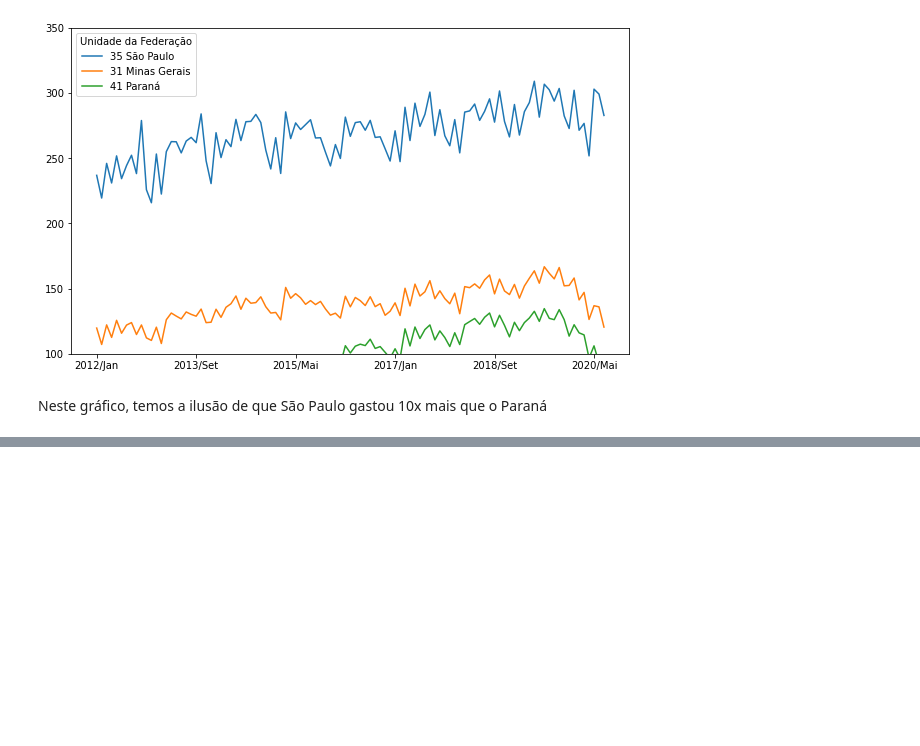
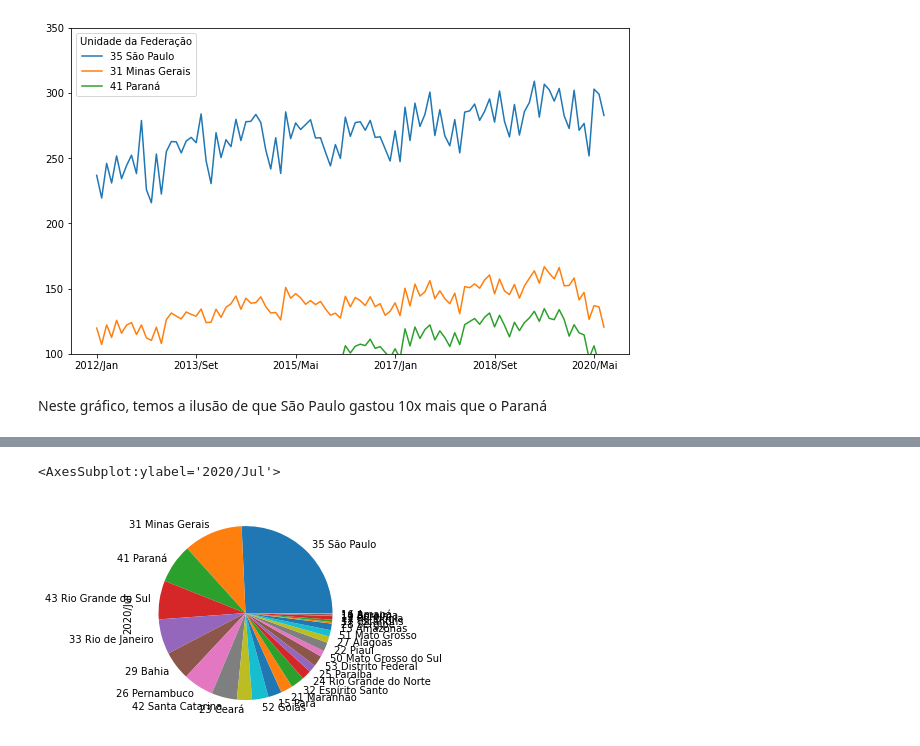
Before and after one commit to chermont04/BootCamp-Alura, a Jupyter notebook: modulos/Modulo_01.ipynb, the cells around one changed output, grey strips where cells are left out. Cells and saved outputs as stored; diff of their text form; code cells hidden in the pictures; blank space fills up the shorter version.

```diff
--- a/modulos/Modulo_01.ipynb
+++ b/modulos/Modulo_01.ipynb
@@ -920,0 +927,3 @@ Neste gráfico, temos a ilusão de que São Paulo gastou 10x mais que o Paraná
+# %%
+mes_mais_recente = ordenado_total.columns[-1]
+mes_mais_recente
@@ -920,0 +936,3 @@ Neste gráfico, temos a ilusão de que São Paulo gastou 10x mais que o Paraná
+# %%
+gastos_mais_recente = ordenado_total[mes_mais_recente]
+gastos_mais_recente.head()
@@ -920,0 +947,5 @@ Neste gráfico, temos a ilusão de que São Paulo gastou 10x mais que o Paraná
+# %%
+gastos_mais_recente.plot(kind='pie')
+# %% [output]
+<AxesSubplot:ylabel='2020/Jul'>
+[figure, added]
```
Also changed, not shown: parts of 34 cells of this notebook, 1 other file.
